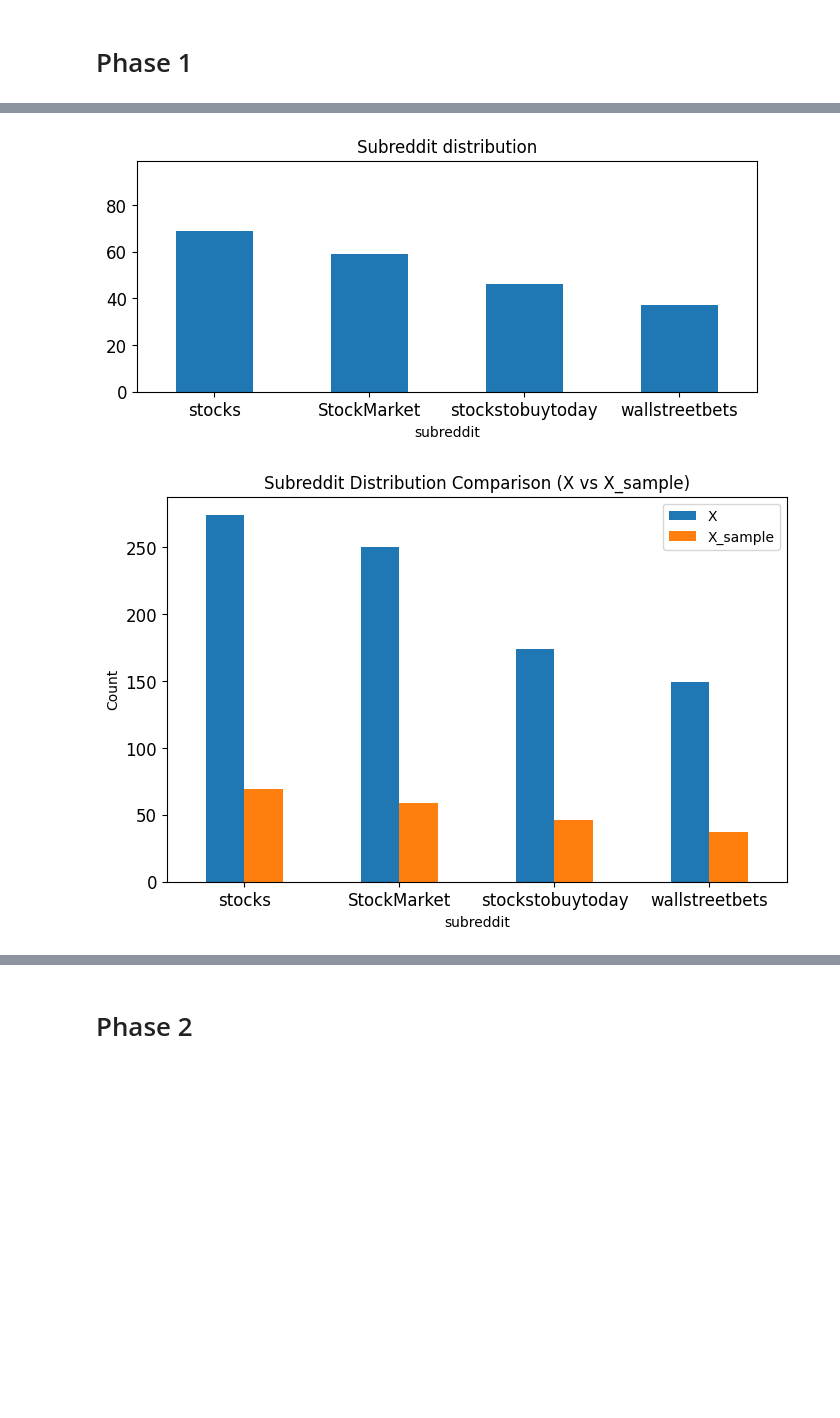
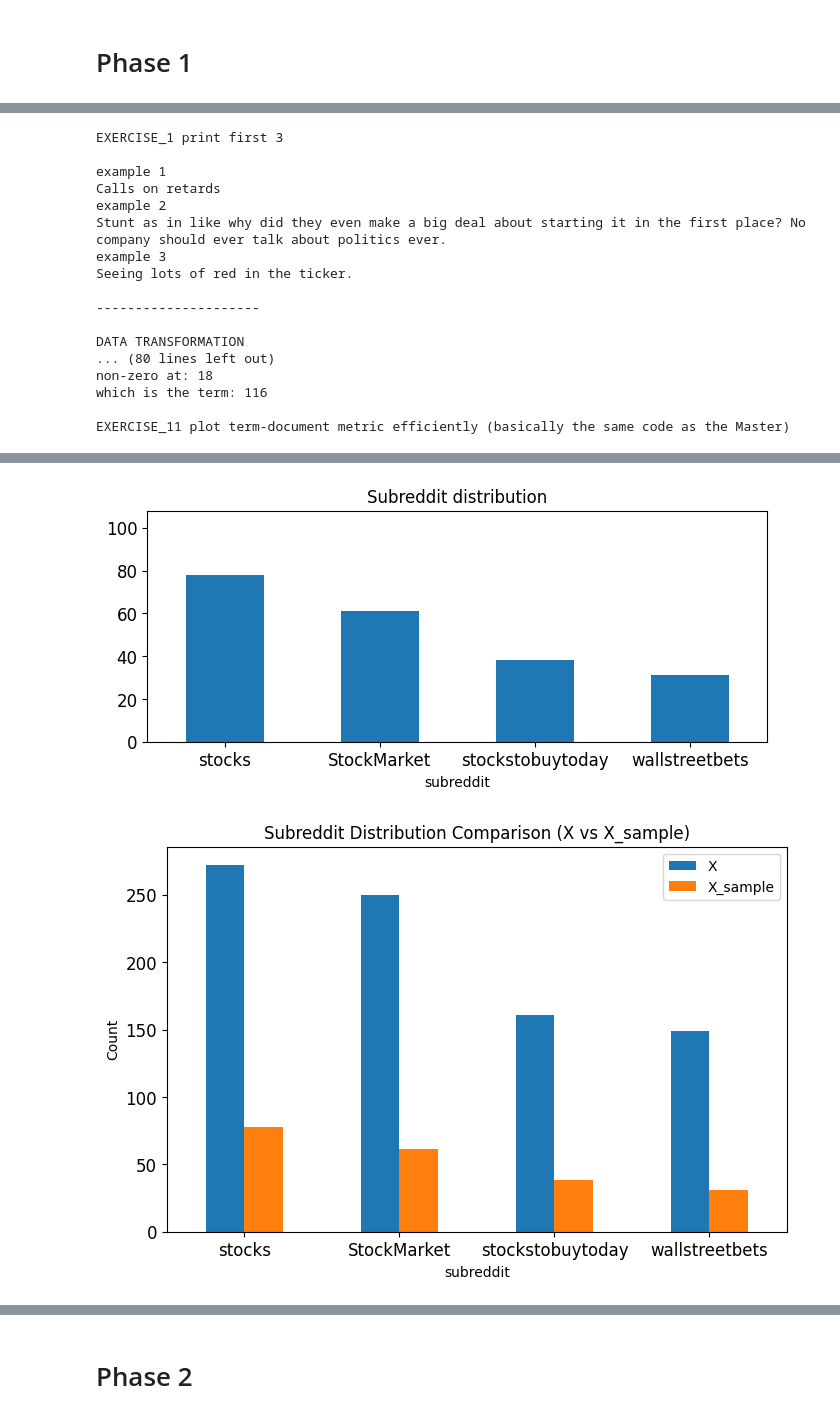
Before and after one commit to gepz/DM2025-Lab1-Exercise, a Jupyter notebook: DM2025-Lab1-Homework.ipynb, the cells around one changed output, grey strips where cells are left out. Cells and saved outputs as stored; diff of their text form; code cells hidden in the pictures; blank space fills up the shorter version.

```diff
--- a/DM2025-Lab1-Homework.ipynb
+++ b/DM2025-Lab1-Homework.ipynb
@@ -64,10 +64,18 @@ import pandas as pd
 import numpy as np
 import helpers.data_mining_helpers as dmh
 
-# load dataset
+
+print("\n---------------------")
+print("\nDATA PREPARATION \n")
+print("---------------------\n")
 reddit_data = pd.read_csv("Reddit-stock-sentiment.csv")
 X = reddit_data
-# X.head()
+
+# see how the data look like
+print(len(X))
+display(X.head())
+display(X["author"].value_counts())
+display(X["subreddit"].value_counts())
 
 
 print("\nEXERCISE_1 print first 3\n")
@@ -76,14 +84,28 @@ for i in range(3):
     print(X["text"][i])
 
 
+print("\n---------------------")
+print("\nDATA TRANSFORMATION \n")
+print("---------------------\n")
+# remove posts/comments from AutoModerator, since they are just a moderation bot, this also removes some duplicates
+X = X[X["author"] != "AutoModerator"]
+# remove completely duplicated data (probably does nothing though)
+X = X.drop_duplicates()
+
+
 print("\nEXERCISE_2 query experiments\n")
 print(X.at[334, "title"])
 
 
 print(
-    "\nEXERCISE_3 advanced selection (r/wallstreetbets only, every 10th row, only first 3, only text) \n"
+    "\nEXERCISE_3 advanced selection with filtering (r/wallstreetbets only, every 10th row, only first 3, only text) \n"
 )
 print(X[X["subreddit"] == "wallstreetbets"][::10][0:3]["text"])
+
+
+print("\n---------------------")
+print("\nDATA MINING \n")
+print("---------------------\n")
 
 
 print("\nEXERCISE_4 missing value count per record \n")
@@ -291,7 +313,6 @@ px.bar(
     title=f"Frequency of Top {num_top_terms} Terms (Alphabetical Order)",
 ).show()
 
-
 # log version for exercise 14
 top_indices = term_frequencies.argsort()[-num_top_terms:][::-1]
 top_terms = count_vect.get_feature_names_out()[top_indices]
@@ -323,6 +344,7 @@ The plots are interactive, you can hover on a dot to see the text, the subjectiv
 The first plot is a scatter plot, every post/comment is represneted as a dot.
 It uses different colors for each subreddit to compare their differences.
 I also added histograms on the side to show the distributions.
+And you can click on the subreddit legends to hide the data of specific subreddits.
 
 The second one is a density heatmap, to clearly show the value distribution.
 One for each subreddit so they can be compared easily.
@@ -385,0 +419,17 @@ EXERCISE_11 plot term-document metric efficiently (basically the same code as th
+EXERCISE_1 print first 3
+
+example 1
+Calls on retards
+example 2
+Stunt as in like why did they even make a big deal about starting it in the first place? No company should ever talk about politics ever.
+example 3
+Seeing lots of red in the ticker.
+
+---------------------
+
+DATA TRANSFORMATION
+... (80 lines left out)
+non-zero at: 18
+which is the term: 116
+
+EXERCISE_11 plot term-document metric efficiently (basically the same code as the Master)
@@ -386,2 +440,2 @@ EXERCISE_11 plot term-document metric efficiently (basically the same code as th
-[figure, old version]
+[figure, new version]
-[figure, old version]
+[figure, new version]
```
Also changed, not shown: parts of 1 cell of this notebook.
